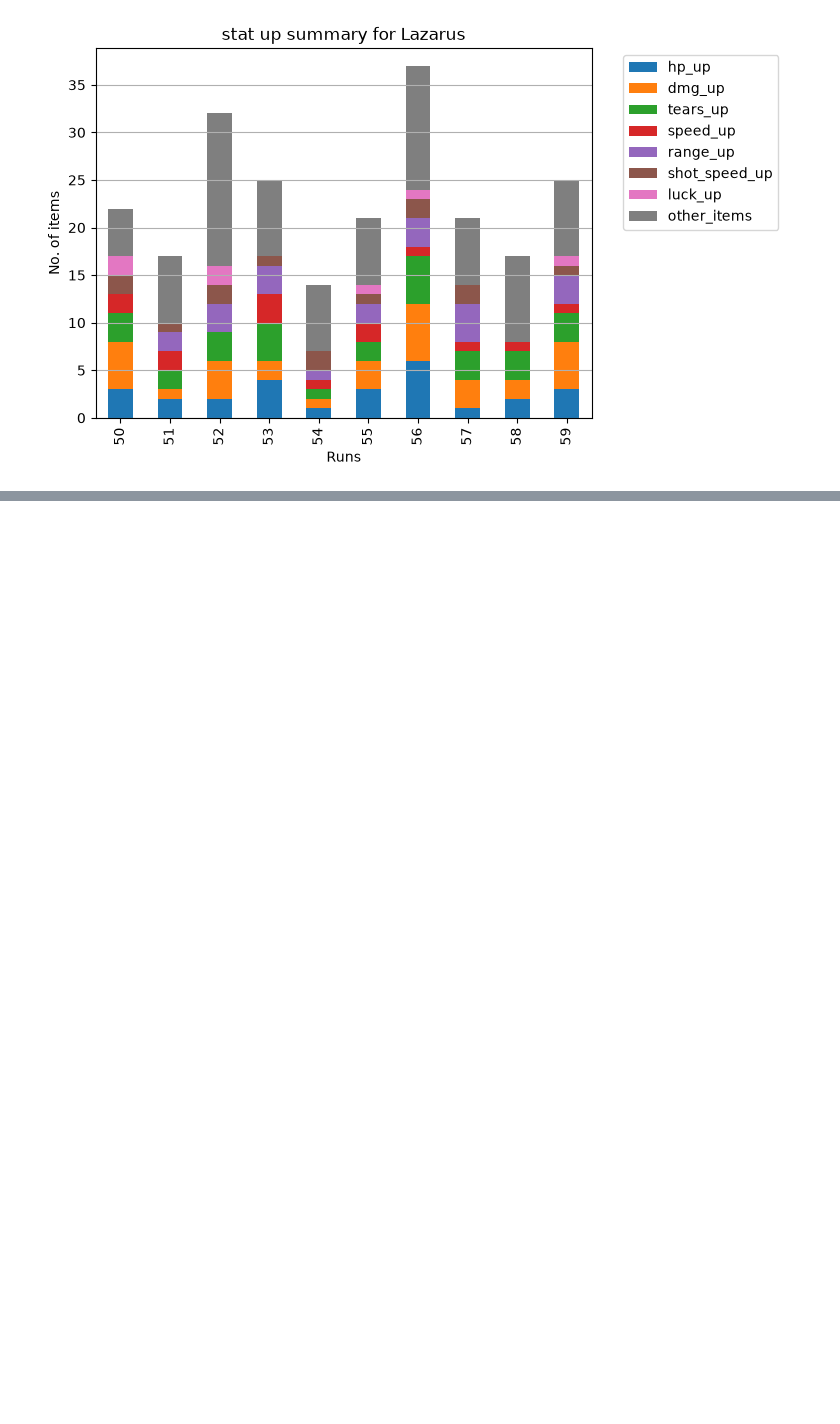
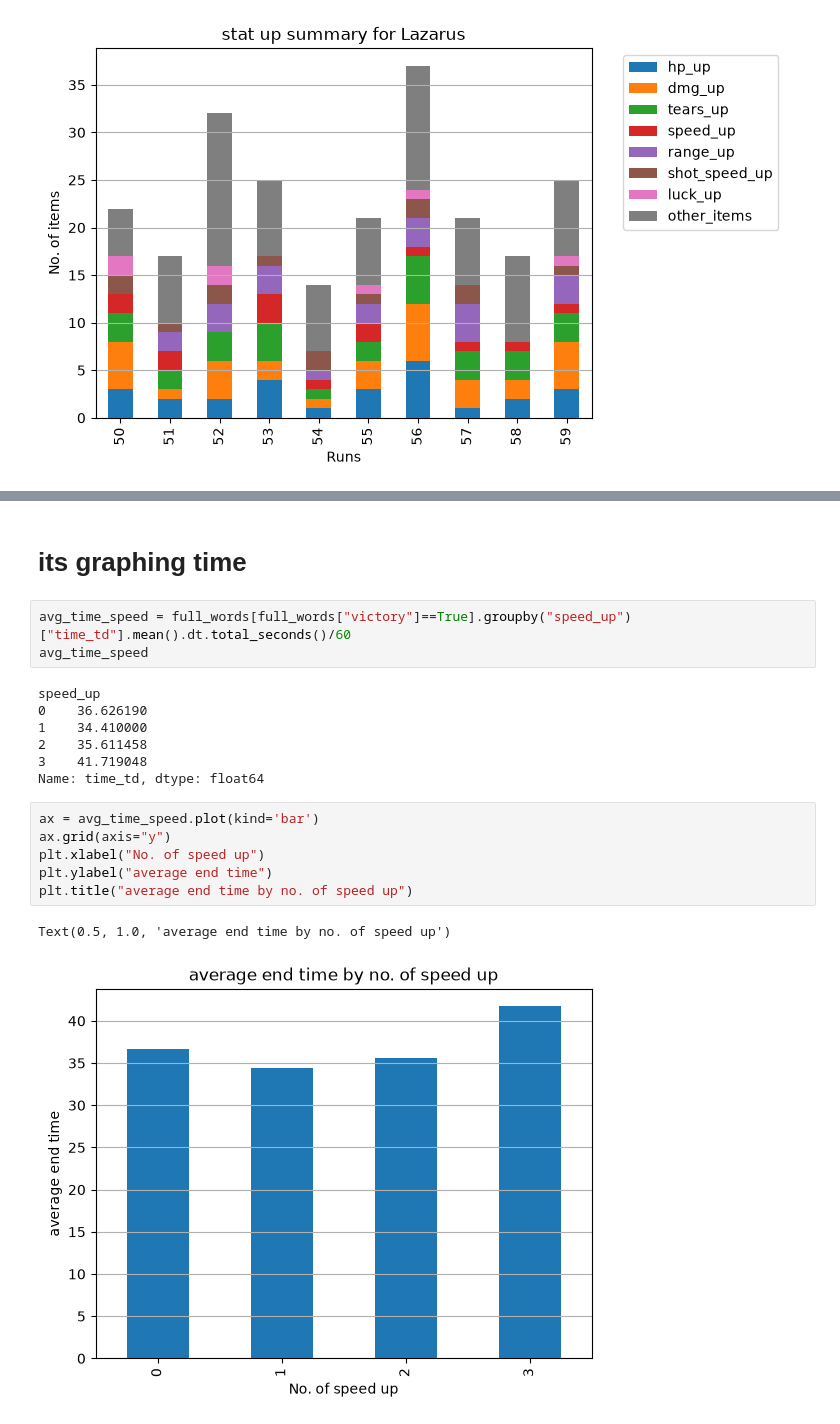
Before and after one commit to HelloThisDog/Examsproject_Megan_Loe_DE25, a Jupyter notebook: EDA.ipynb, the cells around one changed output, grey strips where cells are left out. Cells and saved outputs as stored; diff of their text form; blank space fills up the shorter version.

Commit message:
graphed out the effects of dmg and speed up on the time delta columns

```diff
--- a/EDA.ipynb
+++ b/EDA.ipynb
@@ -391,0 +486,21 @@ Text(0.5, 1.0, 'stat up summary for Lazarus')
+# %% [markdown]
+# its graphing time
+# %%
+avg_time_speed = full_words[full_words["victory"]==True].groupby("speed_up")["time_td"].mean().dt.total_seconds()/60
+avg_time_speed
+# %% [output]
+speed_up
+0    36.626190
+1    34.410000
+2    35.611458
+3    41.719048
+Name: time_td, dtype: float64
+# %%
+ax = avg_time_speed.plot(kind='bar')
+ax.grid(axis="y")
+plt.xlabel("No. of speed up")
+plt.ylabel("average end time")
+plt.title("average end time by no. of speed up")
+# %% [output]
+Text(0.5, 1.0, 'average end time by no. of speed up')
+[figure, added]
```
Also changed, not shown: parts of 13 cells of this notebook.
